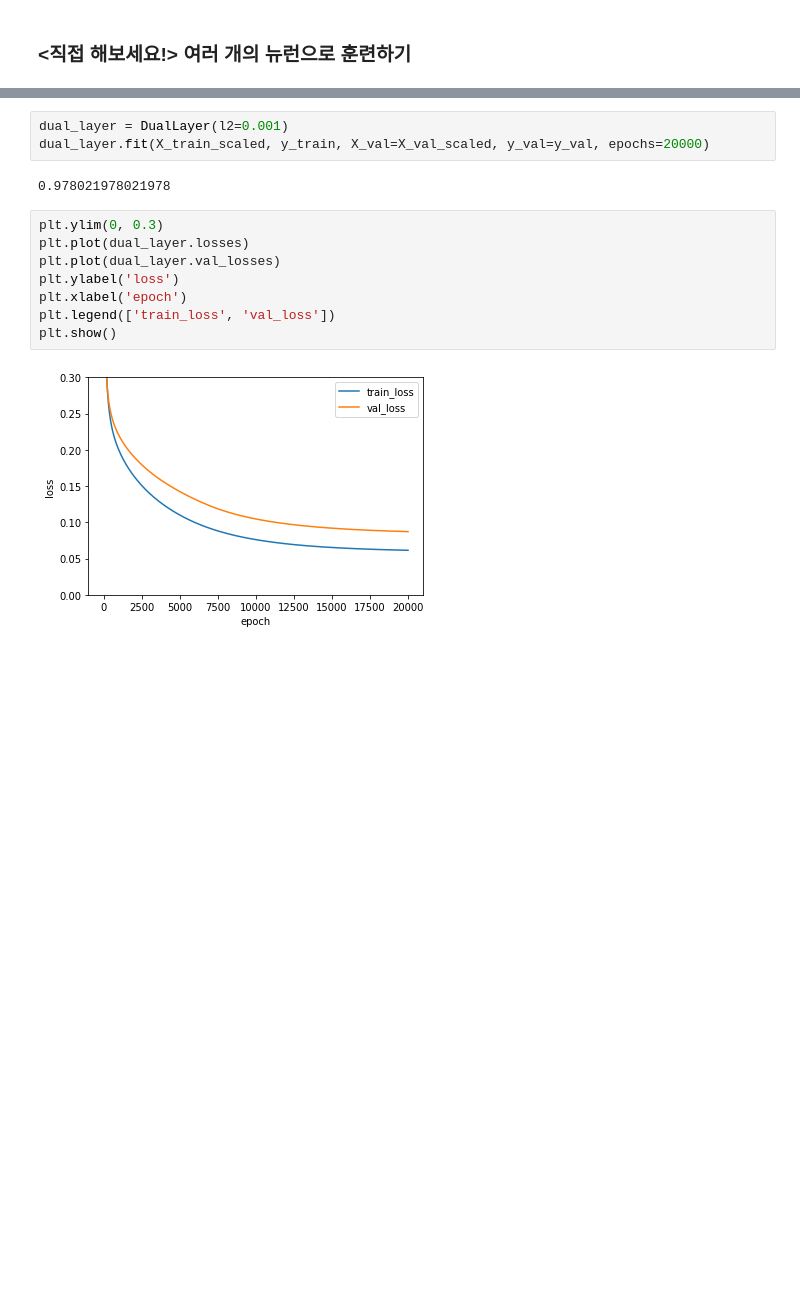
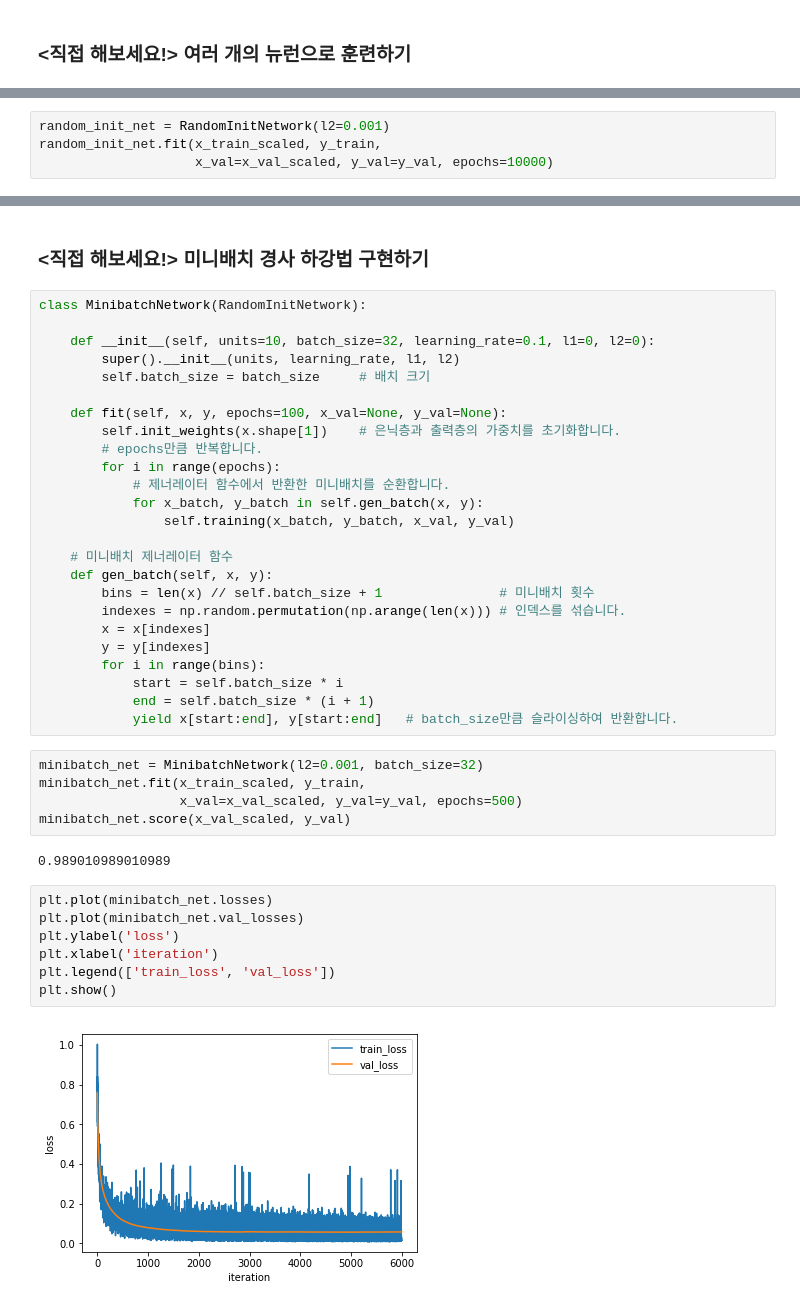
Before and after one commit to rickiepark/do-it-dl, a Jupyter notebook: Ch06.ipynb, the cells around one changed output, grey strips where cells are left out. Drawn from its saved outputs; the diff is of its cells as text; blank space fills up the shorter version.

```diff
--- a/Ch06.ipynb
+++ b/Ch06.ipynb
@@ -248 +243,5 @@ plt.show()
+# %%
+random_init_net = RandomInitNetwork(l2=0.001)
+random_init_net.fit(x_train_scaled, y_train,
+                    x_val=x_val_scaled, y_val=y_val, epochs=10000)
 # %%
@@ -345,15 +256,43 @@ class DualLayer:
-# %%
-dual_layer = DualLayer(l2=0.001)
-dual_layer.fit(X_train_scaled, y_train, X_val=X_val_scaled, y_val=y_val, epochs=20000)
-# %% [output]
-0.978021978021978
+# %% [markdown]
+### <직접 해보세요!> 미니배치 경사 하강법 구현하기
+# %%
+class MinibatchNetwork(RandomInitNetwork):
+
+    def __init__(self, units=10, batch_size=32, learning_rate=0.1, l1=0, l2=0):
+        super().__init__(units, learning_rate, l1, l2)
+        self.batch_size = batch_size     # 배치 크기
+
+    def fit(self, x, y, epochs=100, x_val=None, y_val=None):
+        self.init_weights(x.shape[1])    # 은닉층과 출력층의 가중치를 초기화합니다.
+        # epochs만큼 반복합니다.
+        for i in range(epochs):
+            # 제너레이터 함수에서 반환한 미니배치를 순환합니다.
+            for x_batch, y_batch in self.gen_batch(x, y):
+                self.training(x_batch, y_batch, x_val, y_val)
+
+    # 미니배치 제너레이터 함수
+    def gen_batch(self, x, y):
+        bins = len(x) // self.batch_size + 1               # 미니배치 횟수
+        indexes = np.random.permutation(np.arange(len(x))) # 인덱스를 섞습니다.
+        x = x[indexes]
+        y = y[indexes]
+        for i in range(bins):
+            start = self.batch_size * i
+            end = self.batch_size * (i + 1)
+            yield x[start:end], y[start:end]   # batch_size만큼 슬라이싱하여 반환합니다.
+# %%
+minibatch_net = MinibatchNetwork(l2=0.001, batch_size=32)
+minibatch_net.fit(x_train_scaled, y_train,
+                  x_val=x_val_scaled, y_val=y_val, epochs=500)
+minibatch_net.score(x_val_scaled, y_val)
+# %% [output]
+0.989010989010989
 # %%
-plt.ylim(0, 0.3)
-plt.plot(dual_layer.losses)
-plt.plot(dual_layer.val_losses)
+plt.plot(minibatch_net.losses)
+plt.plot(minibatch_net.val_losses)
 plt.ylabel('loss')
-plt.xlabel('epoch')
+plt.xlabel('iteration')
 plt.legend(['train_loss', 'val_loss'])
 plt.show()
 # %% [output]
-[figure, old version]
+[figure, new version]
```
Also changed, not shown: parts of 19 cells of this notebook.
